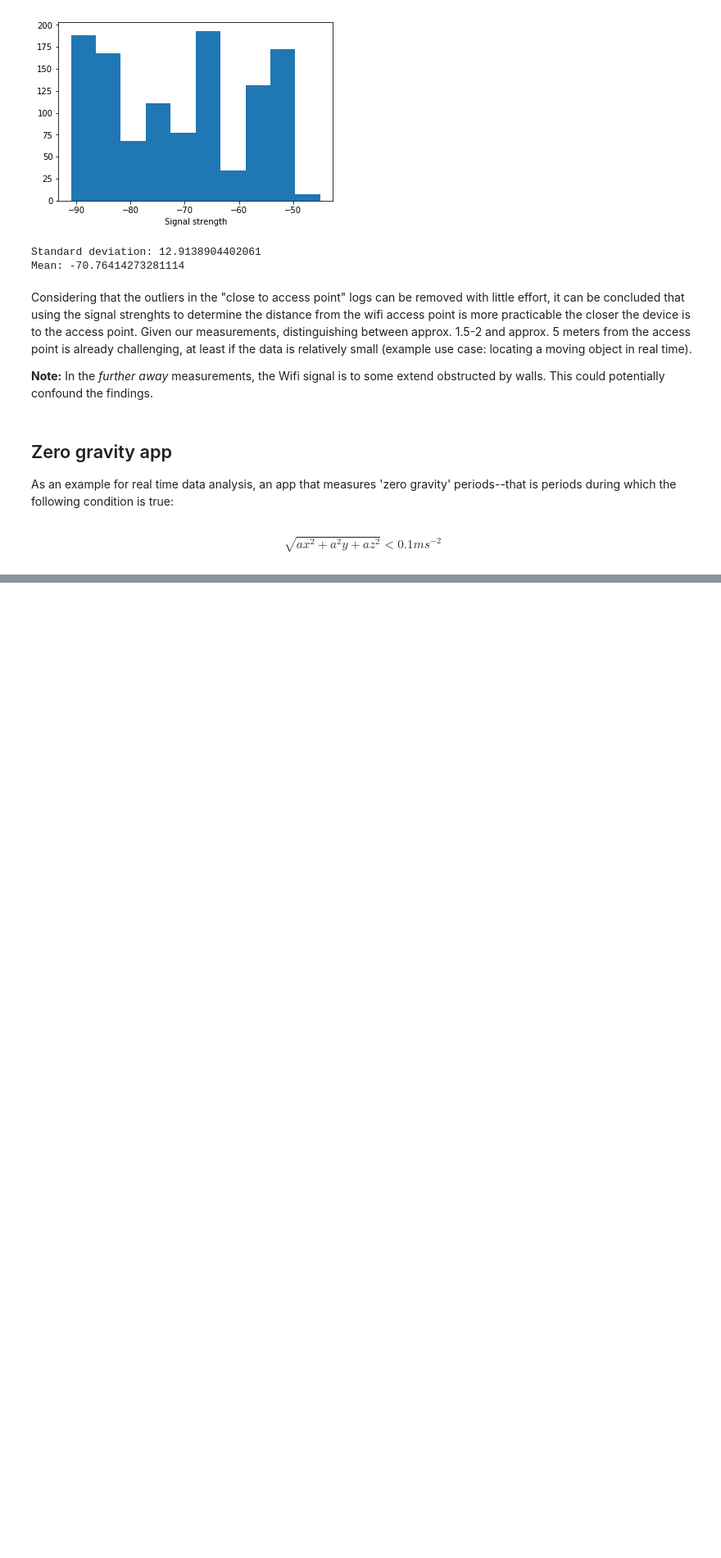
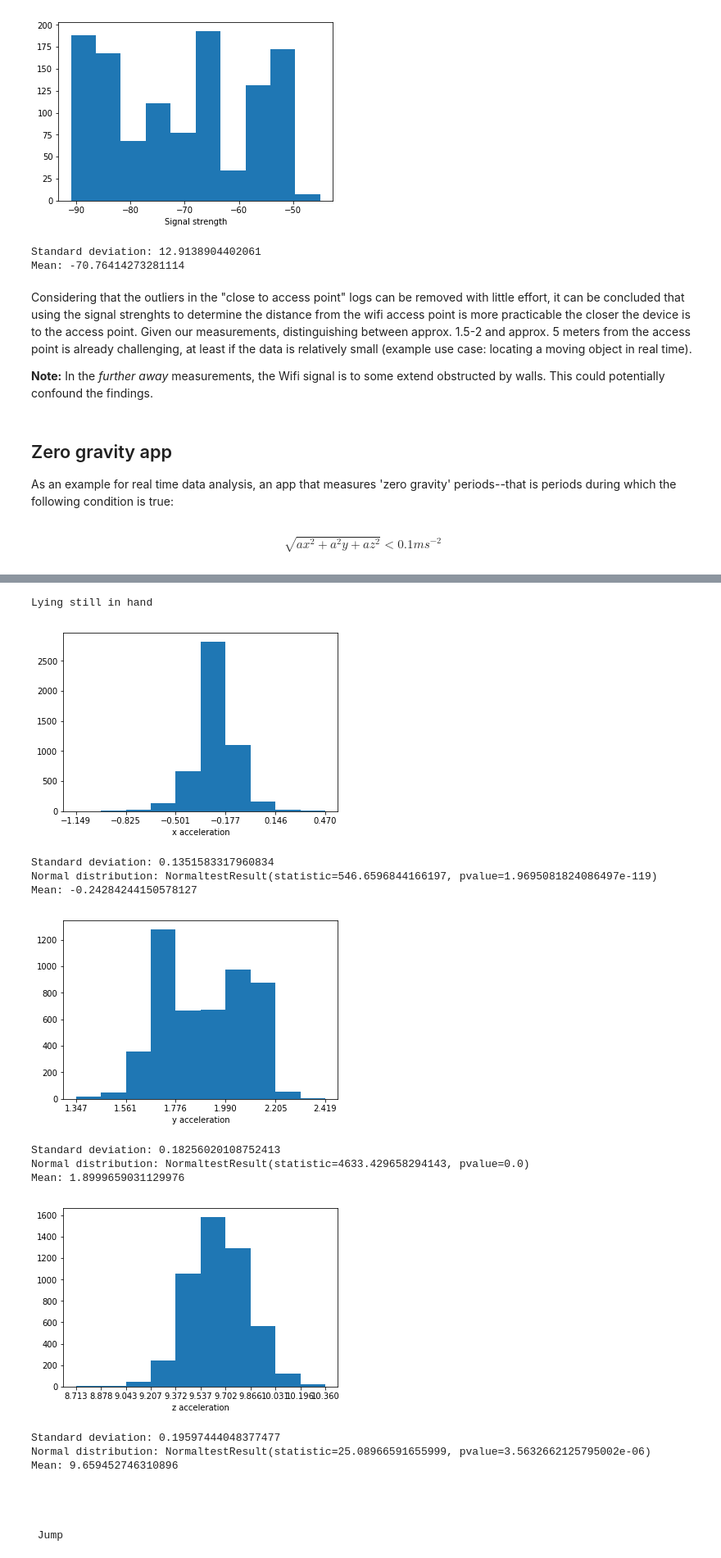
Before and after one commit to TimKam/phone-sensors, a Jupyter notebook: analyses/Analyses.ipynb, the cells around one changed output, grey strips where cells are left out. Shown: that part at 82% size. Drawn from its saved outputs; the diff is of its cells as text; code cells hidden in the pictures; blank space fills up the shorter version.

```diff
--- a/analyses/Analyses.ipynb
+++ b/analyses/Analyses.ipynb
@@ -413,0 +496,52 @@ After a couple of tests (simply throwing the phone into the air), the longest 'z
+# %%
+######################################################################
+print('Lying still in hand')
+######################################################################
+acc_measurements_pos1 = logs['still_in_hand'].loc[logs['still_in_hand']['type'] == 'ACC']
+x_accs_pos1 = acc_measurements_pos1['c'].astype(float)
+y_accs_pos1 = acc_measurements_pos1['d'].astype(float)
+z_accs_pos1 = acc_measurements_pos1['e'].astype(float)
+plot_and_calculate(x_accs_pos1, y_accs_pos1, z_accs_pos1)
+######################################################################
+print('\n\n Jump')
+######################################################################
+acc_measurements_pos1 = logs['jump'].loc[logs['jump']['type'] == 'ACC']
+x_accs_pos1 = acc_measurements_pos1['c'].astype(float)
+y_accs_pos1 = acc_measurements_pos1['d'].astype(float)
+z_accs_pos1 = acc_measurements_pos1['e'].astype(float)
+plot_and_calculate(x_accs_pos1, y_accs_pos1, z_accs_pos1)
+######################################################################
+print('\n\n Walk')
+######################################################################
+acc_measurements_pos1 = logs['walk'].loc[logs['walk']['type'] == 'ACC']
+x_accs_pos1 = acc_measurements_pos1['c'].astype(float)
+y_accs_pos1 = acc_measurements_pos1['d'].astype(float)
+z_accs_pos1 = acc_measurements_pos1['e'].astype(float)
+plot_and_calculate(x_accs_pos1, y_accs_pos1, z_accs_pos1)
+######################################################################
+print('\n\n Run')
+######################################################################
+acc_measurements_pos1 = logs['run'].loc[logs['run']['type'] == 'ACC']
+x_accs_pos1 = acc_measurements_pos1['c'].astype(float)
+y_accs_pos1 = acc_measurements_pos1['d'].astype(float)
+z_accs_pos1 = acc_measurements_pos1['e'].astype(float)
+plot_and_calculate(x_accs_pos1, y_accs_pos1, z_accs_pos1)
+# %% [output]
+Lying still in hand
+[figure, added]
+Standard deviation: 0.1351583317960834
+Normal distribution: NormaltestResult(statistic=546.6596844166197, pvalue=1.9695081824086497e-119)
+Mean: -0.24284244150578127
+[figure, added]
+Standard deviation: 0.18256020108752413
+Normal distribution: NormaltestResult(statistic=4633.429658294143, pvalue=0.0)
+Mean: 1.8999659031129976
+[figure, added]
+Standard deviation: 0.19597444048377477
+Normal distribution: NormaltestResult(statistic=25.08966591655999, pvalue=3.5632662125795002e-06)
+Mean: 9.659452746310896
+
+
+
+
+ Jump
```
Also changed, not shown: parts of 11 cells of this notebook, 34 other files.
